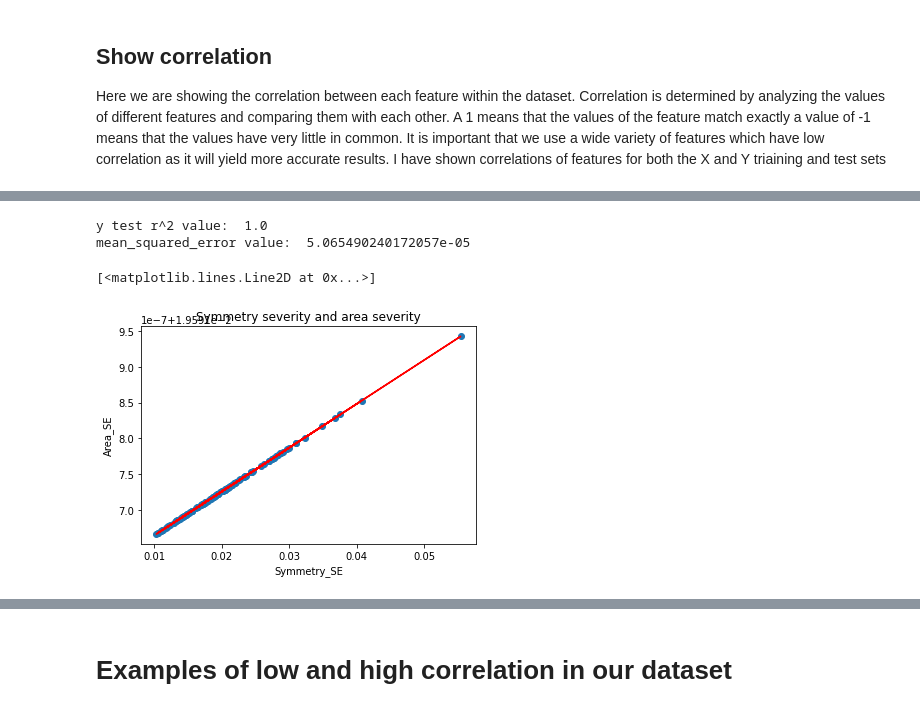
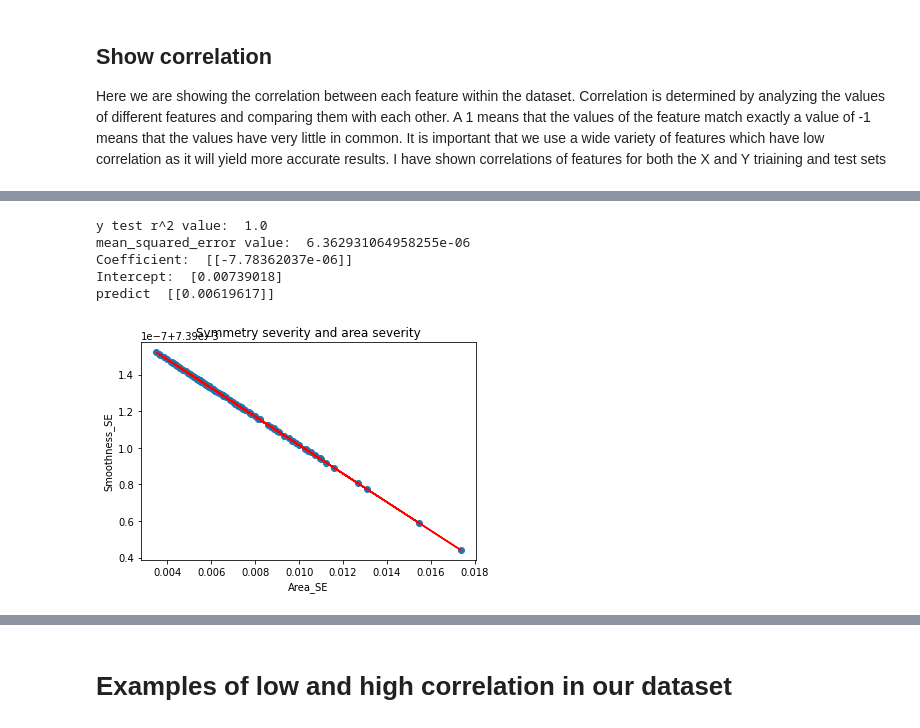
Before and after one commit to Ultan-Kearns/LYIT-Machine-Learning-Project, a Jupyter notebook: CA3Notebook.ipynb, the cells around one changed output, grey strips where cells are left out. Saved outputs shown, nothing was run; the diff lists cells and outputs as text; code cells hidden in the pictures.

```diff
--- a/CA3Notebook.ipynb
+++ b/CA3Notebook.ipynb
@@ -215,30 +218,34 @@ Here we are using linear regression to train the model to predict the Symmetry s
 # %%
 # Here we train a model to perform linear regression data set to predict the diagnosis
-from sklearn.preprocessing import OneHotEncoder
 from sklearn.linear_model import LinearRegression
 from sklearn.metrics import mean_squared_error, r2_score
 from math import sqrt
 from scipy import stats
 # create the linear regression model by fitting training set to the test set
-y_testArray = np.array(y_test['Symmetry_SE']).reshape(-1,1)
-y_trainArray = np.array(y_train['Symmetry_SE']).reshape(-1,1)
+y_testArray = np.array(y_test['Smoothness_SE']).reshape(-1,1)
+y_trainArray = np.array(y_train['Smoothness_SE']).reshape(-1,1)
 X_trainArray = np.array(X_train['Area_SE']).reshape(-1,1)
 X_testArray = np.array(X_test['Area_SE']).reshape(-1,1)
 enc = OneHotEncoder(handle_unknown='ignore')
-enc.fit(y_testArray)
 regression_model = LinearRegression().fit(X_trainArray, y_trainArray)
 # Score the model and retrive r^2 value
 y_pred = regression_model.predict(y_testArray)
 rSquared = regression_model.score(y_testArray, y_pred)
 print('y test r^2 value: ', rSquared)
 print('mean_squared_error value: ', mean_squared_error(y_testArray, y_pred))
-plt.xlabel("Symmetry_SE")
-plt.ylabel("Area_SE")
+print('Coefficient: ',regression_model.coef_)
+print('Intercept: ',regression_model.intercept_)
+
+plt.xlabel("Area_SE")
+plt.ylabel("Smoothness_SE")
 plt.title('Symmetry severity and area severity')
 plt.scatter(y_testArray,y_pred)
 plt.plot(y_testArray,y_pred,c='r')
+print('predict ',regression_model.predict([[153.4]]))
 # %% [output]
 y test r^2 value:  1.0
-mean_squared_error value:  5.065490240172057e-05
+mean_squared_error value:  6.362931064958255e-06
+Coefficient:  [[-7.78362037e-06]]
+Intercept:  [0.00739018]
+predict  [[0.00619617]]
-[<matplotlib.lines.Line2D at 0x...>]
-[figure, old version]
+[figure, new version]
```
Also changed, not shown: parts of 30 cells of this notebook.
